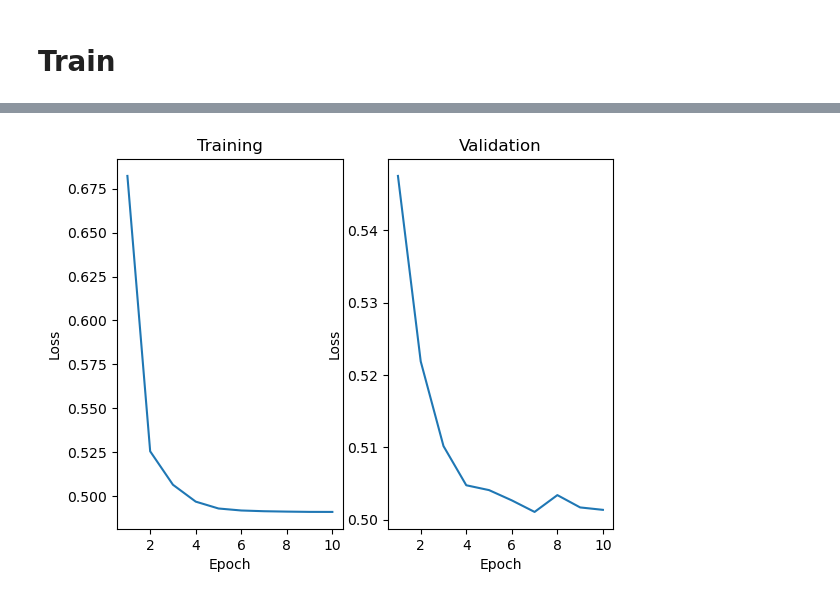
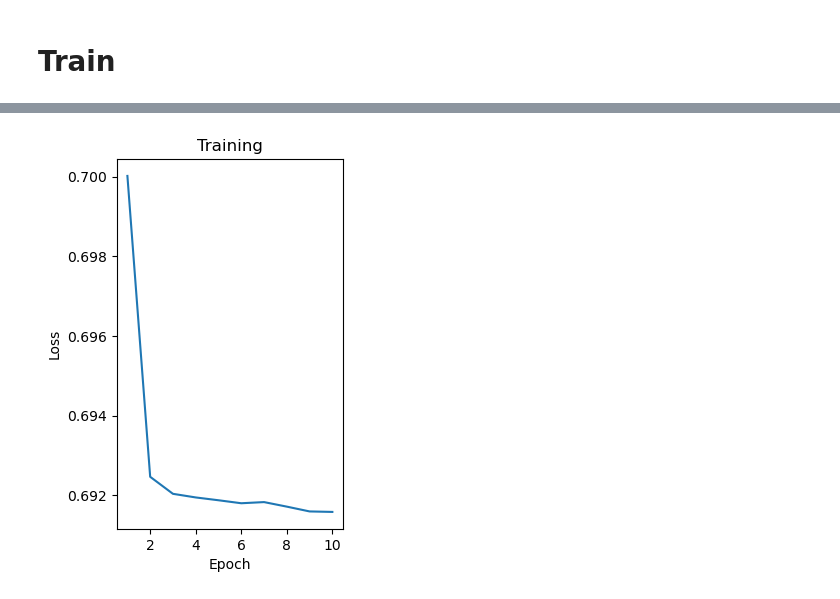
Before and after one commit to xxxVincent-L/NFM-PyTorch, a Jupyter notebook: FM & NFM.ipynb, the cells around one changed output, grey strips where cells are left out. Cells and saved outputs as stored; diff of their text form; code cells hidden in the pictures.

Commit message:
feat: add BPR data and refactor train & val

```diff
--- a/FM & NFM.ipynb
+++ b/FM & NFM.ipynb
@@ -34,10 +35,10 @@ class FM(nn.Module):
 * BPR Loss
 # %%
 def sigmoid(x):
-    return 1 / (1 + np.exp(-x))
+    return 1 / (1 + torch.exp(-x))
 
-class BPRLoss():
-    def __init__(self, item1, item2):
+class BPRLoss(nn.Module):
+    def __init__(self, item1 = None, item2 = None):
         super(BPRLoss, self).__init__()
         self.item1 = item1
         self.item2 = item2
@@ -45,6 +46,6 @@ class BPRLoss():
     def forward(self, item1, item2):
         dist = item1 - item2
         # Wait for the summation: Where?
-        return -np.log(sigmoid(dist))
+        return -torch.sum(torch.log(sigmoid(dist)))
 # %% [markdown]
 # Train
@@ -134,27 +156,27 @@ wd=1e-5
 lr=1e-3
 epochs=10
 
-optimizer = optim.Adam(model.parameters(), lr=lr, weight_decay=wd)
+optimizer = optim.SGD(model.parameters(), lr=lr, weight_decay=wd)
 scheduler = optim.lr_scheduler.MultiStepLR(optimizer, milestones=[8], gamma=0.1)
-criterion = nn.MSELoss().to(device)
+criterion = BPRLoss()
 
 train_loss_list = []
 val_loss_list = []
 
 for epoch in range(epochs):
 
-    train_loss = train(model, train_dataloader, optimizer, criterion)
-    val_loss = validation(model, val_dataloader, criterion)
+    train_loss = train(model, val_dataloader, optimizer, criterion) # I change this place cuz I have only val set.
+    # val_loss = validation(model, val_dataloader, criterion)
     scheduler.step()
 
-    sqrt_train_loss = (math.sqrt(train_loss))
-    sqrt_val_loss = (math.sqrt(val_loss))
+    # sqrt_train_loss = (math.sqrt(train_loss))
+    # sqrt_val_loss = (math.sqrt(val_loss))
 
     print(f'epoch {epoch}:')
-    print(f'\ttrain loss: {sqrt_train_loss:.4f}')
-    print(f'\tvalidation loss: {sqrt_val_loss:.4f}')
+    print(f'\ttrain loss: {train_loss:.4f}')
+    # print(f'\tvalidation loss: {val_loss:.4f}')
 
-    train_loss_list.append(sqrt_train_loss)
-    val_loss_list.append(sqrt_val_loss)
+    train_loss_list.append(train_loss)
+    # val_loss_list.append(val_loss)
 # %% [output]
 epoch 0:
@@ -177,21 +202,21 @@ epoch 9:
 # %%
 
 #plot 1:
 plt.subplot(1, 2, 1)
 plt.plot(range(1, epochs+1), train_loss_list)
 plt.xlabel('Epoch')
 plt.ylabel('Loss')
 plt.title('Training')
 
 #plot 2:
-plt.subplot(1, 2, 2)
-plt.plot(range(1, epochs+1), val_loss_list)
-plt.xlabel('Epoch')
-plt.ylabel('Loss')
-plt.title('Validation')
+# plt.subplot(1, 2, 2)
+# plt.plot(range(1, epochs+1), val_loss_list)
+# plt.xlabel('Epoch')
+# plt.ylabel('Loss')
+# plt.title('Validation')
 
 plt.show()
 # plt.savefig('image.png')
 # %% [output]
-[figure, old version]
+[figure, new version]
 # %%
```
Also changed, not shown: parts of 8 cells of this notebook, 6 other files.
